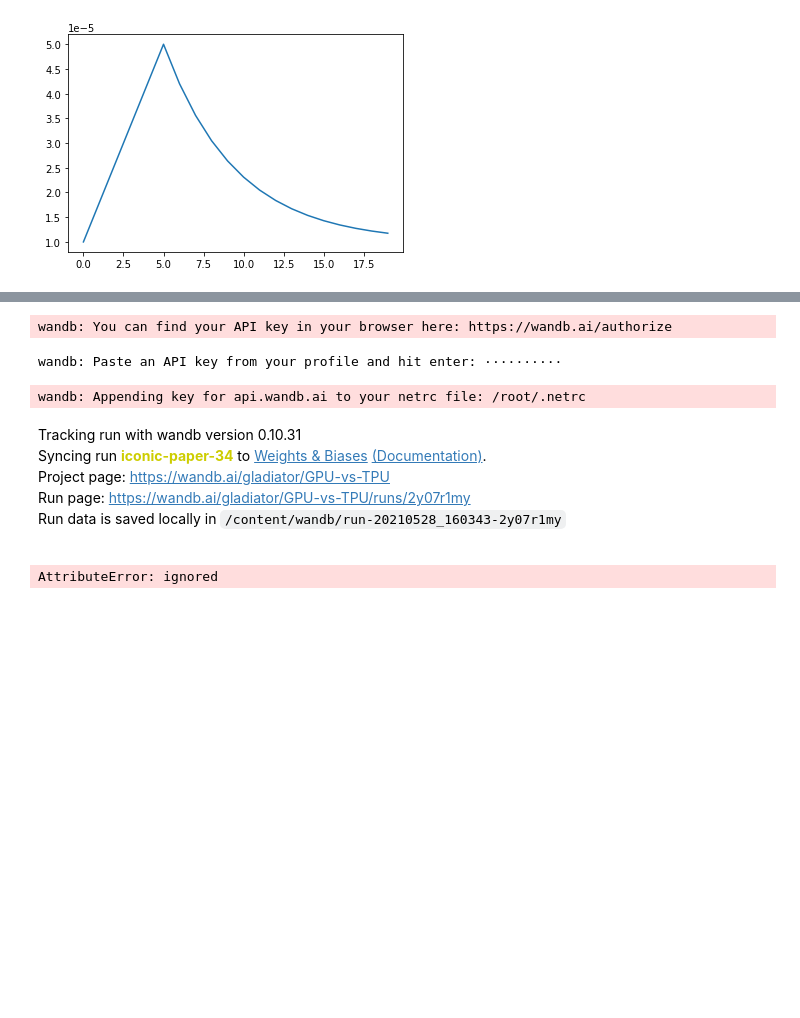
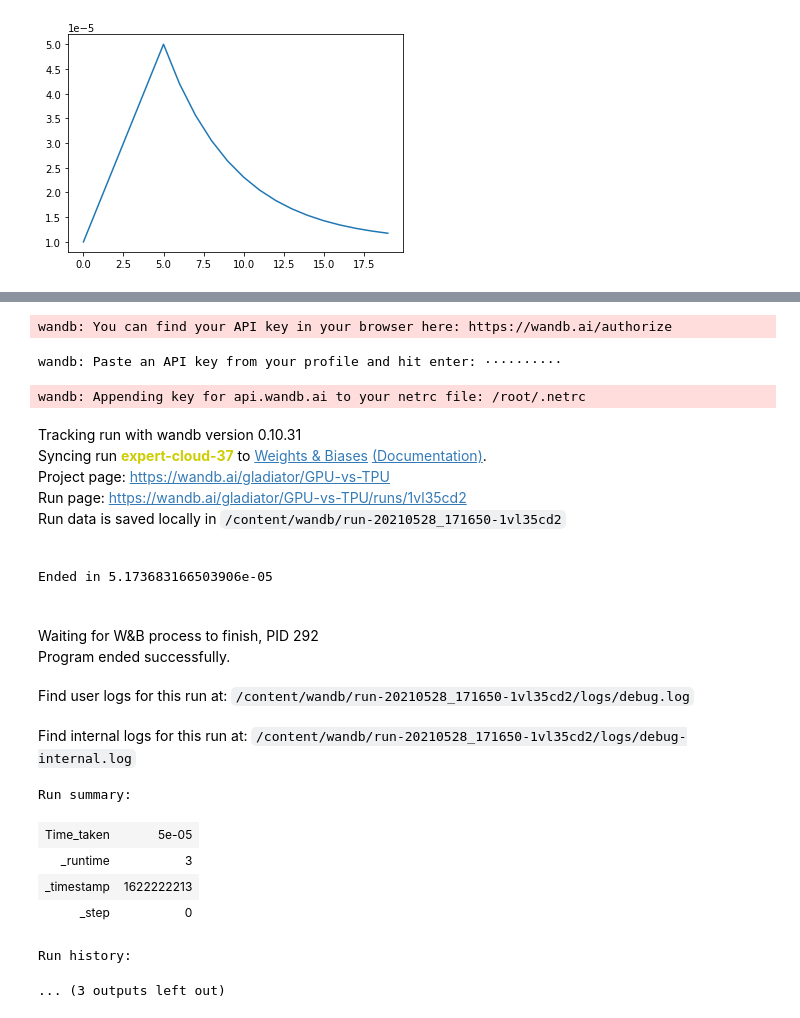
Before and after one commit to Gladiator07/GPU-vs-TPU, a Jupyter notebook: gpu.ipynb, the cells around one changed output, grey strips where cells are left out. Cells and saved outputs as stored; diff of their text form; code cells hidden in the pictures; blank space fills up the shorter version.

Commit message:
added model summary log

```diff
--- a/gpu.ipynb
+++ b/gpu.ipynb
@@ -368,4 +387,9 @@ model.compile(
     steps_per_execution=16
 )
 model.summary()
+
+stringlist = []
+model.summary(print_fn=lambda x: stringlist.append(x))
+short_model_summary = "\n".join(stringlist)
+print(short_model_summary)
 # %% [output]
@@ -421,38 +445,50 @@ Learning rate per epoch:
 # %%
 # Initiate wandb
 run = wandb.init(project="GPU-vs-TPU")
 
-start_time = time.time()
 
-# Start training
-history = model.fit(get_training_dataset(), steps_per_epoch=STEPS_PER_EPOCH, epochs=EPOCHS,
-                    validation_data=get_validation_dataset(), validation_steps=VALIDATION_STEPS, callbacks=[lr_callback. WandbCallback()])
-
-# calculate total time
-
+# log params to wandb
 config = wandb.config
 config.start_lr = start_lr
 config.min_lr = min_lr
 config.max_lr = max_lr
 config.exp_decay = exp_decay
 config.num_of_epochs = EPOCHS
 config.image_size = IMAGE_SIZE
 config.batch_size = BATCH_SIZE
+config.model_summary = short_model_summary
+
+start_time = time.time()
+# # Start training
+# history = model.fit(get_training_dataset(), steps_per_epoch=STEPS_PER_EPOCH, epochs=EPOCHS,
+#                     validation_data=get_validation_dataset(), validation_steps=VALIDATION_STEPS, callbacks=[lr_callback, WandbCallback()])
+
 end_time = time.time() - start_time
 print(f"Ended in {end_time}")
 
 # log time taken to wandb
 wandb.log({"Time_taken":end_time})
 
 wandb.finish()
 # %% [output]
 [interactive output not drawn]
 wandb: You can find your API key in your browser here: https://wandb.ai/authorize
 wandb: Paste an API key from your profile and hit enter: ··········
 wandb: Appending key for api.wandb.ai to your netrc file: /root/.netrc
 Tracking run with wandb version 0.10.31
-Syncing run iconic-paper-34 to Weights & Biases (Documentation).
+Syncing run expert-cloud-37 to Weights & Biases (Documentation).
 Project page: https://wandb.ai/gladiator/GPU-vs-TPU
-Run page: https://wandb.ai/gladiator/GPU-vs-TPU/runs/2y07r1my
-Run data is saved locally in /content/wandb/run-20210528_160343-2y07r1my
+Run page: https://wandb.ai/gladiator/GPU-vs-TPU/runs/1vl35cd2
+Run data is saved locally in /content/wandb/run-20210528_171650-1vl35cd2
-AttributeError: ignored
+Ended in 5.173683166503906e-05
+Waiting for W&B process to finish, PID 292
+Program ended successfully.
+Find user logs for this run at: /content/wandb/run-20210528_171650-1vl35cd2/logs/debug.log
+Find internal logs for this run at: /content/wandb/run-20210528_171650-1vl35cd2/logs/debug-internal.log
+Run summary:
+| Time_taken | 5e-05 |
+| _runtime | 3 |
+| _timestamp | 1622222213 |
+| _step | 0 |
+Run history:
+... (3 outputs left out)
```
Also changed, not shown: parts of 5 cells of this notebook.
